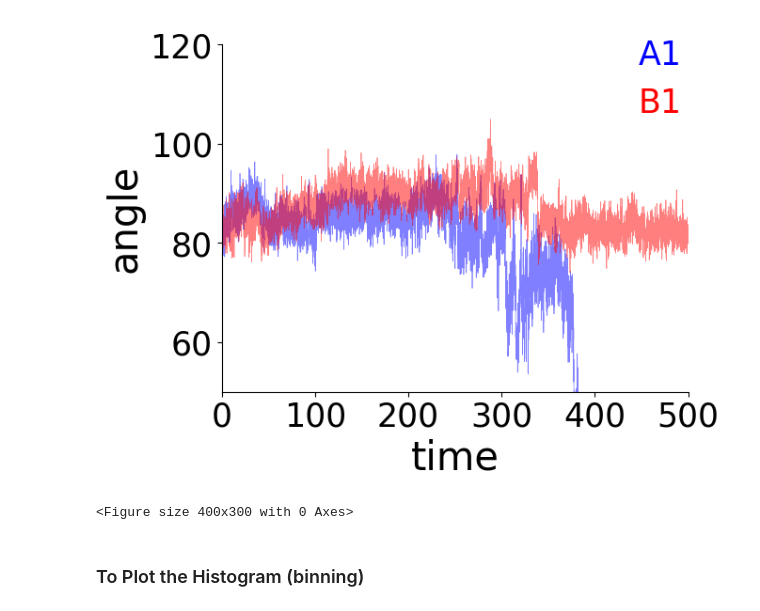
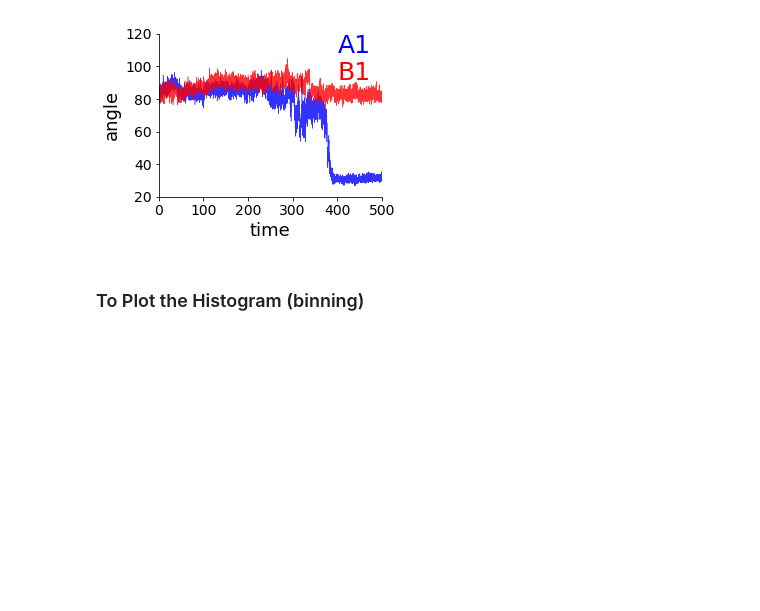
Before and after one commit to shub-bioinfo/Python, a Jupyter notebook: lineplots.ipynb, the cells around one changed output. Saved outputs shown, nothing was run; the diff lists cells and outputs as text; code cells hidden in the pictures; blank space fills up the shorter version.

```diff
--- a/lineplots.ipynb
+++ b/lineplots.ipynb
@@ -5,0 +9,14 @@ import  matplotlib
+# %%
+#mpl.rcParams['lines.linewidth'] = 2
+#mpl.rcParams['legend.fontsize'] = 12
+#mpl.rcParams['axes.labelsize'] = 14
+SMALL_SIZE=20
+MEDIUM_SIZE=24
+BIGGER_SIZE=28
+mpl.rc('font', size=SMALL_SIZE)          # controls default text sizes
+mpl.rc('axes', titlesize=SMALL_SIZE)     # fontsize of the axes title
+mpl.rc('axes', labelsize=MEDIUM_SIZE)    # fontsize of the x and y labels
+mpl.rc('xtick', labelsize=SMALL_SIZE)    # fontsize of the tick labels
+mpl.rc('ytick', labelsize=SMALL_SIZE)    # fontsize of the tick labels
+mpl.rc('legend', fontsize=SMALL_SIZE)    # legend fontsize
+mpl.rc('figure', titlesize=BIGGER_SIZE)  # fontsize of the figure title
@@ -6,44 +70,48 @@ import  matplotlib
 # %%
-a, b=np.loadtxt('angleEvonA25.xvg', comments=['#', '@'], unpack=True)
-c, d=np.loadtxt('angleEvonA15.xvg', comments=['#', '@'], unpack=True)
+a, b=np.loadtxt('../angleEvonA25.xvg', comments=['#', '@'], unpack=True)
+c, d=np.loadtxt('../angleEvonA15.xvg', comments=['#', '@'], unpack=True)
 
-plt.plot(a/1000, b, "-b", label="A1", linewidth=0.5, alpha=0.5 )
-plt.plot(c/1000, d, "-r", label="B1", linewidth=0.5, alpha=0.5 )
+plt.figure(figsize=[4,3])
+
+plt.plot(a/1000, b, "-b", label="A1", linewidth=0.5, alpha=0.8 )
+plt.plot(c/1000, d, "-r", label="B1", linewidth=0.5, alpha=0.8 )
+
+
+#plt.plot(a/1000, average_b, "-b", label="A1", linewidth=0.1, alpha=0.5 )
+#plt.plot(c/1000, d, "-r", label="B1", linewidth=0.5, alpha=0.5 )
 
 
 #plt.plot(b, stats.norm.pdf(70, 12, 100), density=True)
 #plt.plot(120, bins=100, normed=1, "-b", label="A1", alpha=0.5 )
 
 
-plt.xlabel('time', fontsize=30)                      #xlabel
-plt.ylabel('angle', fontsize=30)                     #ylabel
+plt.xlabel('time', fontsize=18)                      #xlabel
+plt.ylabel('angle', fontsize=18)                     #ylabel
 
 plt.xlim(0, 500)                                    #xrange
-plt.ylim(50, 120)                                   #yrange
+plt.ylim(20, 120)                                   #yrange
 
-plt.yticks(np.arange(60, 121, 20), fontsize=25)        #ticks
-plt.xticks(np.arange(0,501,100), fontsize=25)
+plt.yticks(np.arange(20, 121, 20), fontsize=14)        #ticks
+plt.xticks(np.arange(0,501,100), fontsize=14)
 
 axs=plt.gca()
 # Hide the right and top spines
 axs.spines['right'].set_visible(False)
 axs.spines['top'].set_visible(False)
 
 # Only show ticks on the left and bottom spines
 axs.yaxis.set_ticks_position('left')
 axs.xaxis.set_ticks_position('bottom')
 
 #labelcolor available >3.4 version of matplotlib
 #bbox(x, y, width, height)
 #axs.legend(loc='upper right', handlelength=0, handletextpad=0, frameon=False, labelcolor='linecolor', fontsize=25)
 axs.legend(loc='best', bbox_to_anchor=(0.6, 0.55, 0.45, 0.55), handlelength=0, handletextpad=0, frameon=False, labelcolor='linecolor', fontsize=25)
 
-plt.figure(figsize=[4,3])
 #To remove the whitespace
-plt.savefig('saved_figure-50pi.png', dpi = 300, bbox_inches='tight',pad_inches = 0)
+plt.savefig('saved_figure-50pi2.png', dpi = 300, bbox_inches='tight',pad_inches = 0)
 # %% [output]
-[figure, old version]
+[figure, new version]
-<Figure size 400x300 with 0 Axes>
 # %% [markdown]
 ### To Plot the Histogram (binning)
 # %%
```
Also changed, not shown: parts of 8 cells of this notebook, 1 other file.
